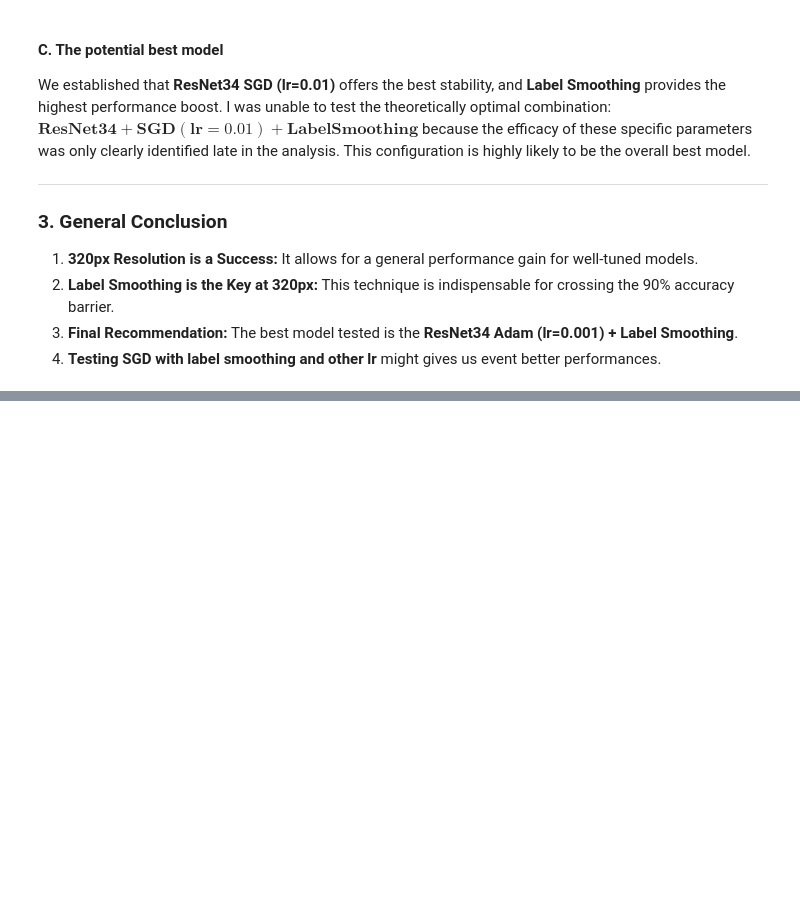
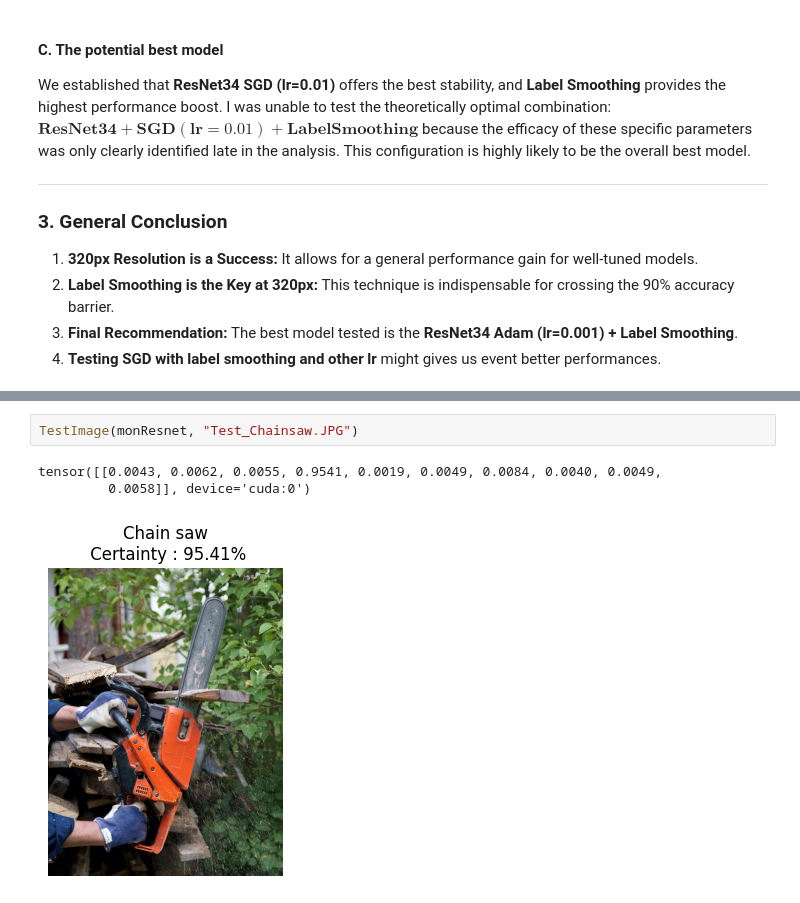
Before and after one commit to BLGR-Saumoine/Projet-DL, a Jupyter notebook: Project_DL.ipynb, the cells around one changed output, grey strips where cells are left out. Drawn from its saved outputs; the diff is of its cells as text; blank space fills up the shorter version.

```diff
--- a/Project_DL.ipynb
+++ b/Project_DL.ipynb
@@ -793,0 +799,6 @@ tensor([[0.0022, 0.9520, 0.0025, 0.0053, 0.0206, 0.0036, 0.0037, 0.0061, 0.0022,
+# %%
+TestImage(monResnet, "Test_Chainsaw.JPG")
+# %% [output]
+tensor([[0.0043, 0.0062, 0.0055, 0.9541, 0.0019, 0.0049, 0.0084, 0.0040, 0.0049,
+         0.0058]], device='cuda:0')
+[figure, added]
```
Also changed, not shown: parts of 3 cells of this notebook.
